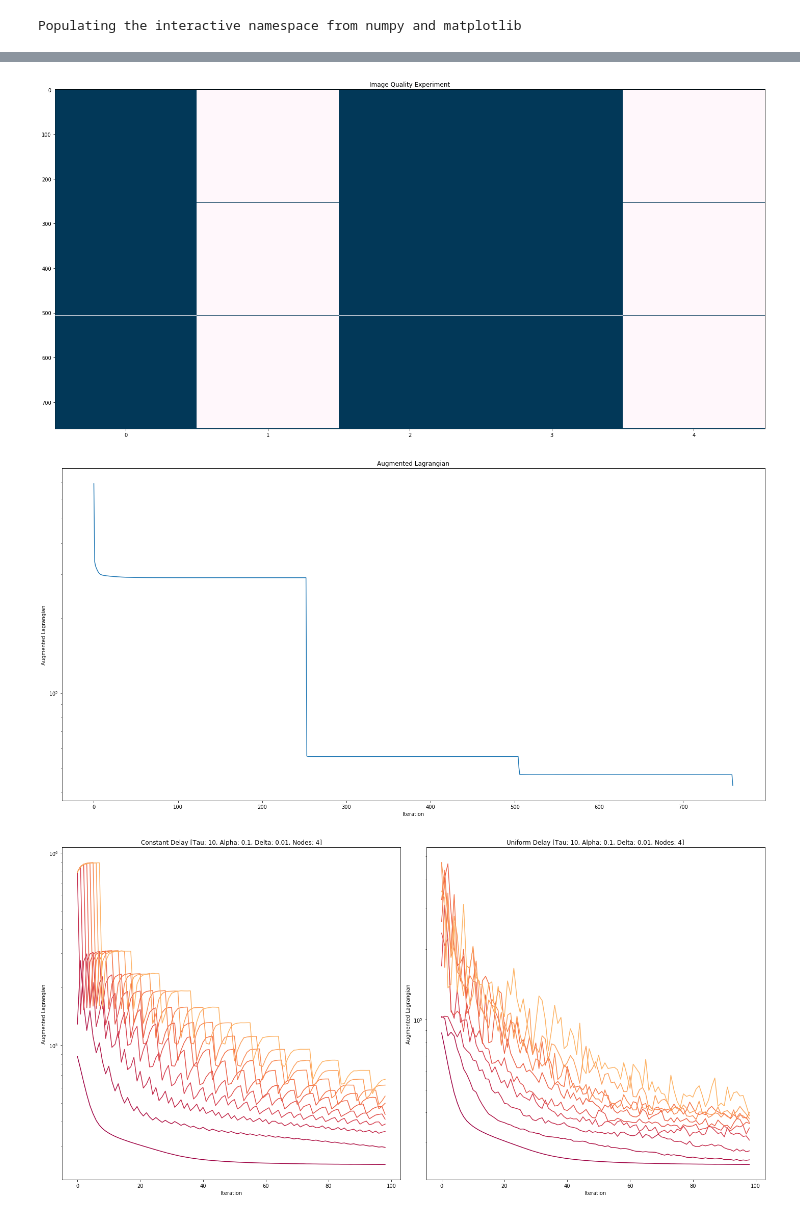
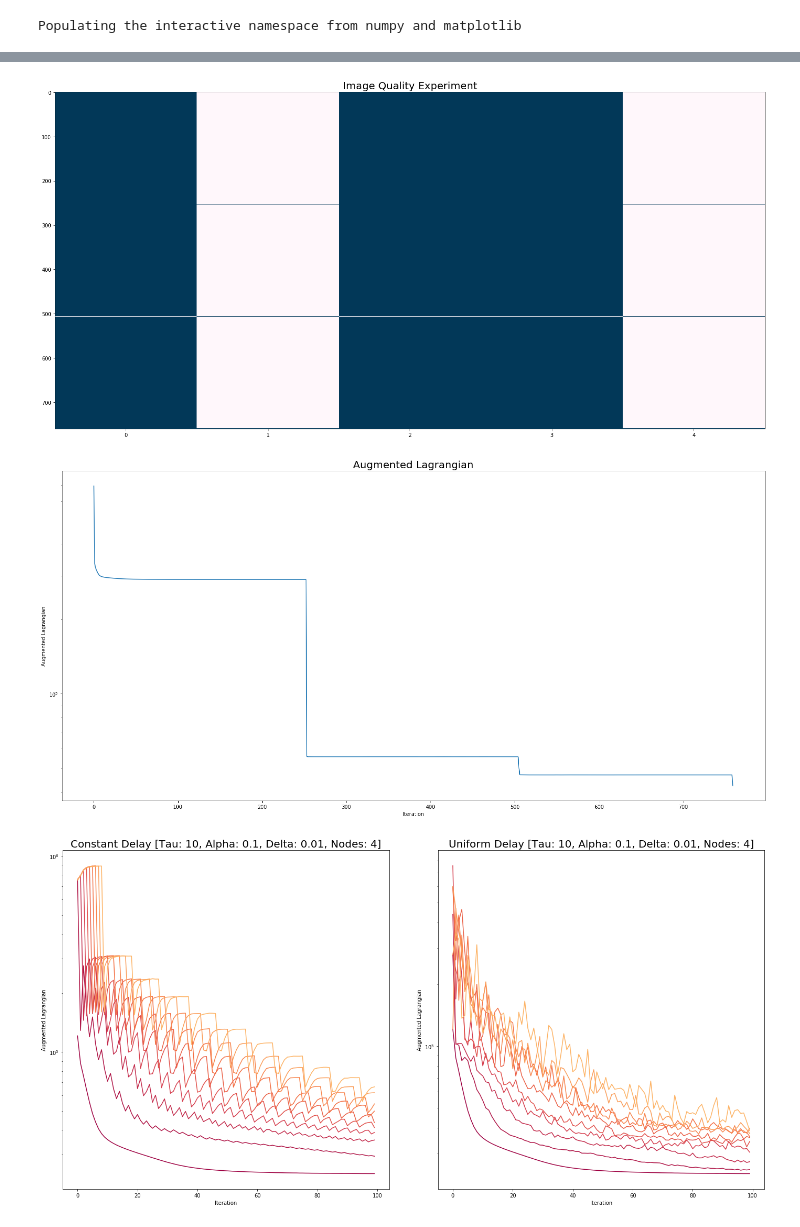
Before and after one commit to filipre/master-experiments, a Jupyter notebook: admm-segmentation/visualizations.ipynb, the cells around one changed output, grey strips where cells are left out. Saved outputs shown, nothing was run; the diff lists cells and outputs as text; code cells hidden in the pictures.

```diff
--- a/admm-segmentation/visualizations.ipynb
+++ b/admm-segmentation/visualizations.ipynb
@@ -94,14 +102,14 @@ for i, txt_line in enumerate(read_for):
     for v in values:
         data[i, v] = 1
 read_for.close()
-ax.set_title(title1)
+ax.set_title(title1, size=20)
 ax.imshow(data, cmap='PuBu', aspect='auto', vmin=0.0, vmax=1.0)
 fig.tight_layout()
 plt.savefig("/Users/rene/University/master/thesis/thesis/figures/thesis_admmsegmentation_imagequality_delays.pdf")
 
 fig, ax = plt.subplots(1, 1, figsize=(20, 10))
 baselineData = pd.read_csv("data/augmented_async_imagequality_w6_b1_t10.0_a0.1_del0.01.csv", header=None)
-ax.set_title(f"Augmented Lagrangian")
+ax.set_title(f"Augmented Lagrangian", size=20)
 ax.set_yscale('log')
 ax.set_xlabel('Iteration')
 ax.set_ylabel('Augmented Lagrangian')
@@ -109,8 +117,8 @@ ax.plot(baselineData)
 fig.tight_layout()
 plt.savefig("/Users/rene/University/master/thesis/thesis/figures/thesis_admmsegmentation_imagequality_auglag.pdf")
 # %% [output]
-[figure, old version]
+[figure, new version]
-[figure, old version]
+[figure, new version]
 # %%
 """
 augmented_admm_butterfly.png_t10.0_a0.1_del0.01_n4_d10_dmconstant.csv
@@ -145,28 +153,28 @@ def pngAdmmImage(delay, method, tau=10.0, alpha=0.1, delta=0.01, n=4):
 # %%
 fig, ax = plt.subplots(1, 2, figsize=(20, 10))
 colors = plt.cm.Spectral(np.linspace(0,1,30)) # TODO
 ax[0].set_prop_cycle('color', colors)
-ax[0].set_title(f"Constant Delay [Tau: 10, Alpha: 0.1, Delta: 0.01, Nodes: 4]")
+ax[0].set_title(f"Constant Delay [Tau: 10, Alpha: 0.1, Delta: 0.01, Nodes: 4]", size=20)
 ax[0].set_yscale('log')
 ax[0].set_xlabel('Iteration')
 ax[0].set_ylabel('Augmented Lagrangian')
 for delay in [1, 2, 3, 4, 5, 6, 7, 8, 9, 10]:
-    data = pd.read_csv(admmFilename(delay, "constant"))
+    data = pd.read_csv(admmFilename(delay, "constant"), header=None)
     ax[0].plot(data)
 
 ax[1].set_prop_cycle('color', colors)
-ax[1].set_title(f"Uniform Delay [Tau: 10, Alpha: 0.1, Delta: 0.01, Nodes: 4]")
+ax[1].set_title(f"Uniform Delay [Tau: 10, Alpha: 0.1, Delta: 0.01, Nodes: 4]", size=20)
 ax[1].set_yscale('log')
 ax[1].set_xlabel('Iteration')
 ax[1].set_ylabel('Augmented Lagrangian')
 for delay in [1, 2, 3, 4, 5, 6, 7, 8, 9, 10]:
-    data = pd.read_csv(admmFilename(delay, "uniform"))
+    data = pd.read_csv(admmFilename(delay, "uniform"), header=None)
     ax[1].plot(data)
 
 fig.tight_layout()
 plt.savefig("/Users/rene/University/master/thesis/thesis/figures/thesis_admmsegmentation_simulation_auglag.pdf")
 # %% [output]
-[figure, old version]
+[figure, new version]
 # %%
 delays = [2, 3, 4, 5, 6, 7, 8, 9, 10]
 fig, ax = plt.subplots(2, 5, figsize=(20, 10))
```
Also changed, not shown: parts of 4 cells of this notebook, 2 other files.
